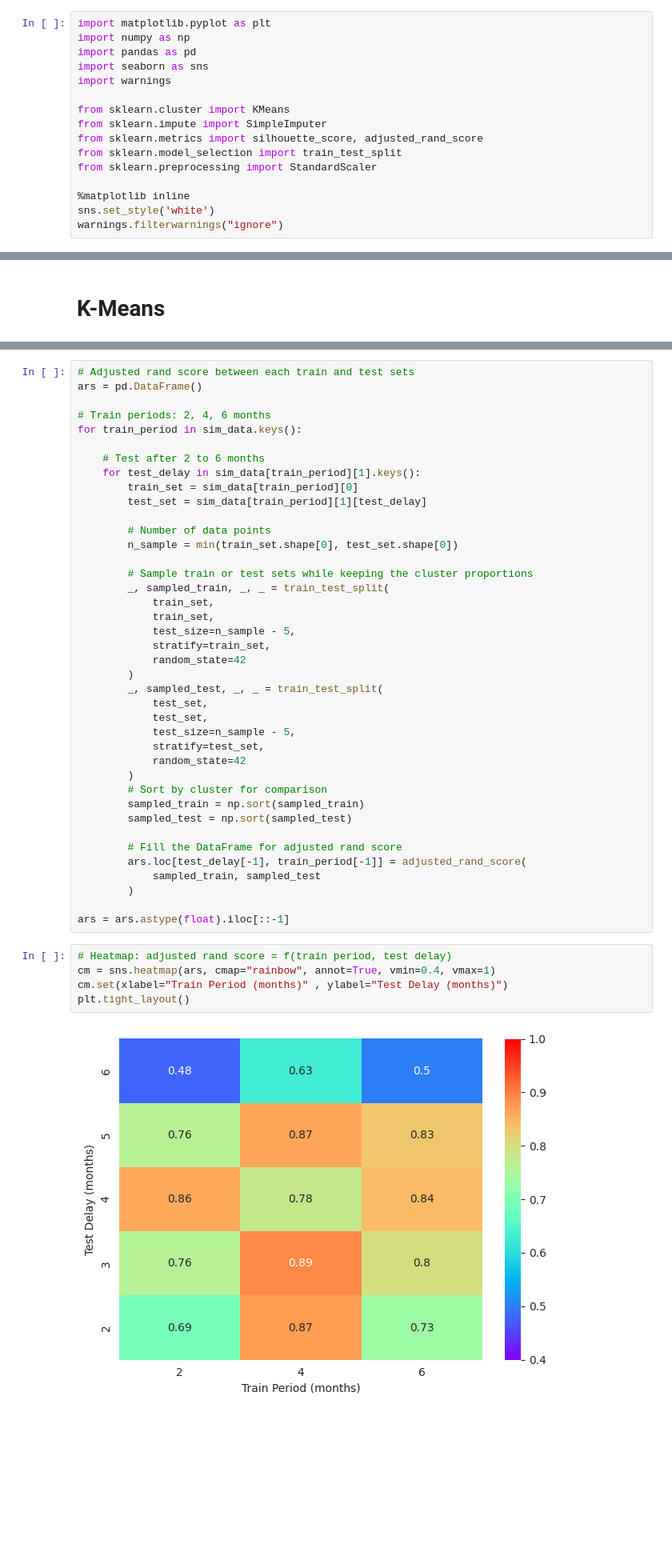
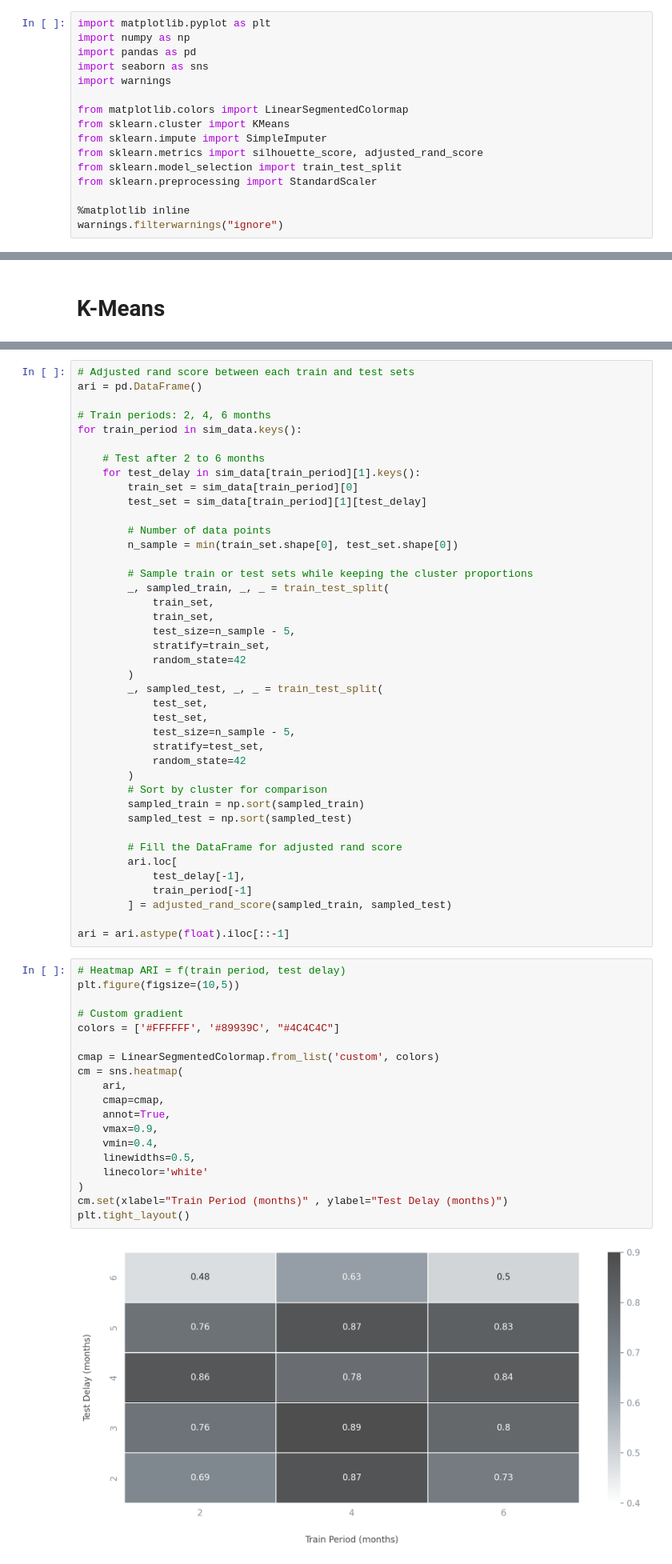
Before and after one commit to vicmcl/e-commerce, a Jupyter notebook: notebook_simulation.ipynb, the cells around one changed output, grey strips where cells are left out. Shown at 80% size. Drawn from its saved outputs; the diff is of its cells as text; blank space fills up the shorter version.

Commit message:
Custom plot style and comments

```diff
--- a/notebook_simulation.ipynb
+++ b/notebook_simulation.ipynb
@@ -26,6 +25,7 @@ import pandas as pd
 import seaborn as sns
 import warnings
 
+from matplotlib.colors import LinearSegmentedColormap
 from sklearn.cluster import KMeans
 from sklearn.impute import SimpleImputer
 from sklearn.metrics import silhouette_score, adjusted_rand_score
@@ -33,5 +33,4 @@ from sklearn.model_selection import train_test_split
 from sklearn.preprocessing import StandardScaler
 
 %matplotlib inline
-sns.set_style('white')
 warnings.filterwarnings("ignore")
@@ -204,6 +234,6 @@ Delay test: 6 months
 # %%
 # Adjusted rand score between each train and test sets
-ars = pd.DataFrame()
+ari = pd.DataFrame()
 
 # Train periods: 2, 4, 6 months
 for train_period in sim_data.keys():
@@ -236,15 +266,30 @@ for train_period in sim_data.keys():
         sampled_test = np.sort(sampled_test)
 
         # Fill the DataFrame for adjusted rand score
-        ars.loc[test_delay[-1], train_period[-1]] = adjusted_rand_score(
-            sampled_train, sampled_test
-        )
+        ari.loc[
+            test_delay[-1],
+            train_period[-1]
+        ] = adjusted_rand_score(sampled_train, sampled_test)
 
-ars = ars.astype(float).iloc[::-1]
+ari = ari.astype(float).iloc[::-1]
 # %%
-# Heatmap: adjusted rand score = f(train period, test delay)
-cm = sns.heatmap(ars, cmap="rainbow", annot=True, vmin=0.4, vmax=1)
+# Heatmap ARI = f(train period, test delay)
+plt.figure(figsize=(10,5))
+
+# Custom gradient
+colors = ['#FFFFFF', '#89939C', "#4C4C4C"]
+
+cmap = LinearSegmentedColormap.from_list('custom', colors)
+cm = sns.heatmap(
+    ari,
+    cmap=cmap,
+    annot=True,
+    vmax=0.9,
+    vmin=0.4,
+    linewidths=0.5,
+    linecolor='white'
+)
 cm.set(xlabel="Train Period (months)" , ylabel="Test Delay (months)")
 plt.tight_layout()
 # %% [output]
-[figure, old version]
+[figure, new version]
```
Also changed, not shown: parts of 6 cells of this notebook.
